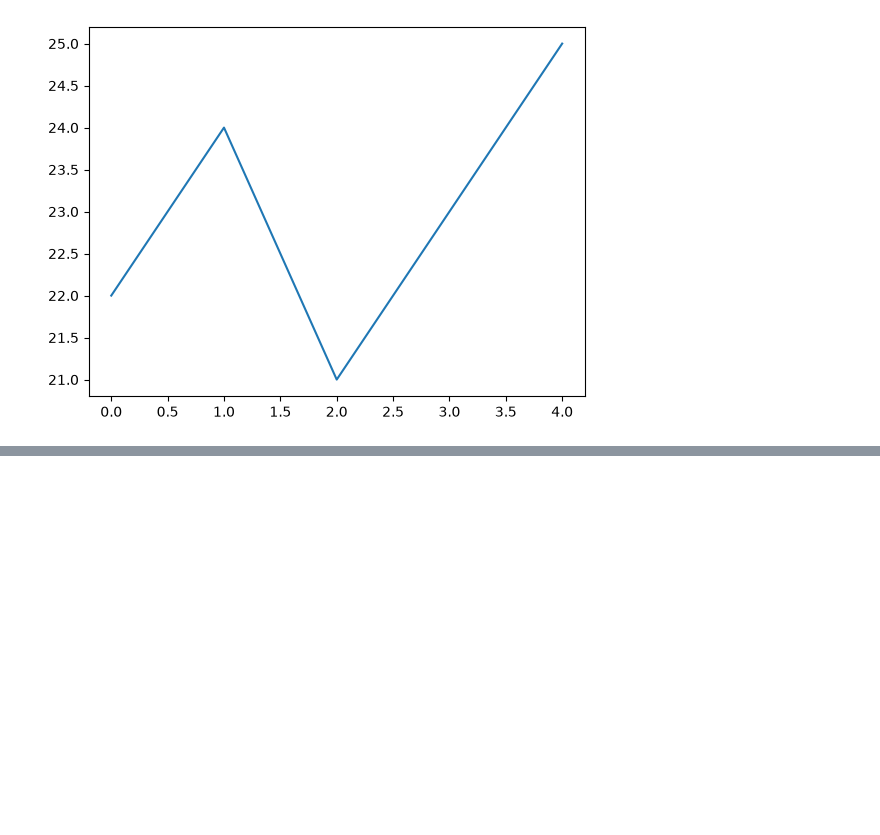
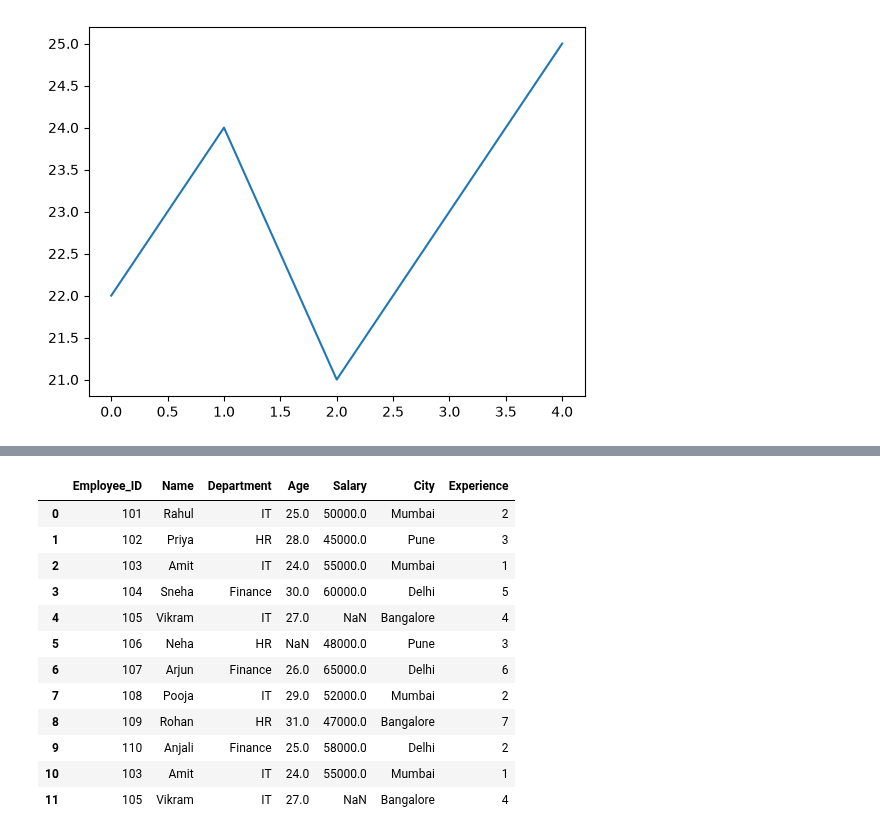
Before and after one commit to saurabhbodke17-coder/python, a Jupyter notebook: test16.ipynb, the cells around one changed output, grey strips where cells are left out. Saved outputs shown, nothing was run; the diff lists cells and outputs as text; code cells hidden in the pictures; blank space fills up the shorter version.

```diff
--- a/test16.ipynb
+++ b/test16.ipynb
@@ -113,0 +132,42 @@ data["Age"].plot()
+# %%
+import pandas as pd
+
+data = {
+    "Employee_ID": [101, 102, 103, 104, 105, 106, 107, 108, 109, 110, 103, 105],
+    "Name": [
+        "Rahul", "Priya", "Amit", "Sneha", "Vikram", "Neha",
+        "Arjun", "Pooja", "Rohan", "Anjali", "Amit", "Vikram"
+    ],
+    "Department": [
+        "IT", "HR", "IT", "Finance", "IT", "HR",
+        "Finance", "IT", "HR", "Finance", "IT", "IT"
+    ],
+    "Age": [25, 28, 24, 30, 27, None, 26, 29, 31, 25, 24, 27],
+    "Salary": [
+        50000, 45000, 55000, 60000, None, 48000,
+        65000, 52000, 47000, 58000, 55000, None
+    ],
+    "City": [
+        "Mumbai", "Pune", "Mumbai", "Delhi", "Bangalore", "Pune",
+        "Delhi", "Mumbai", "Bangalore", "Delhi", "Mumbai", "Bangalore"
+    ],
+    "Experience": [2, 3, 1, 5, 4, 3, 6, 2, 7, 2, 1, 4]
+}
+
+df = pd.DataFrame(data)
+
+df
+# %% [output]
+|  | Employee_ID | Name | Department | Age | Salary | City | Experience |
+| 0 | 101 | Rahul | IT | 25.0 | 50000.0 | Mumbai | 2 |
+| 1 | 102 | Priya | HR | 28.0 | 45000.0 | Pune | 3 |
+| 2 | 103 | Amit | IT | 24.0 | 55000.0 | Mumbai | 1 |
+| 3 | 104 | Sneha | Finance | 30.0 | 60000.0 | Delhi | 5 |
+| 4 | 105 | Vikram | IT | 27.0 | NaN | Bangalore | 4 |
+| 5 | 106 | Neha | HR | NaN | 48000.0 | Pune | 3 |
+| 6 | 107 | Arjun | Finance | 26.0 | 65000.0 | Delhi | 6 |
+| 7 | 108 | Pooja | IT | 29.0 | 52000.0 | Mumbai | 2 |
+| 8 | 109 | Rohan | HR | 31.0 | 47000.0 | Bangalore | 7 |
+| 9 | 110 | Anjali | Finance | 25.0 | 58000.0 | Delhi | 2 |
+| 10 | 103 | Amit | IT | 24.0 | 55000.0 | Mumbai | 1 |
+| 11 | 105 | Vikram | IT | 27.0 | NaN | Bangalore | 4 |
```
Also changed, not shown: parts of 24 cells of this notebook, 2 other files.
